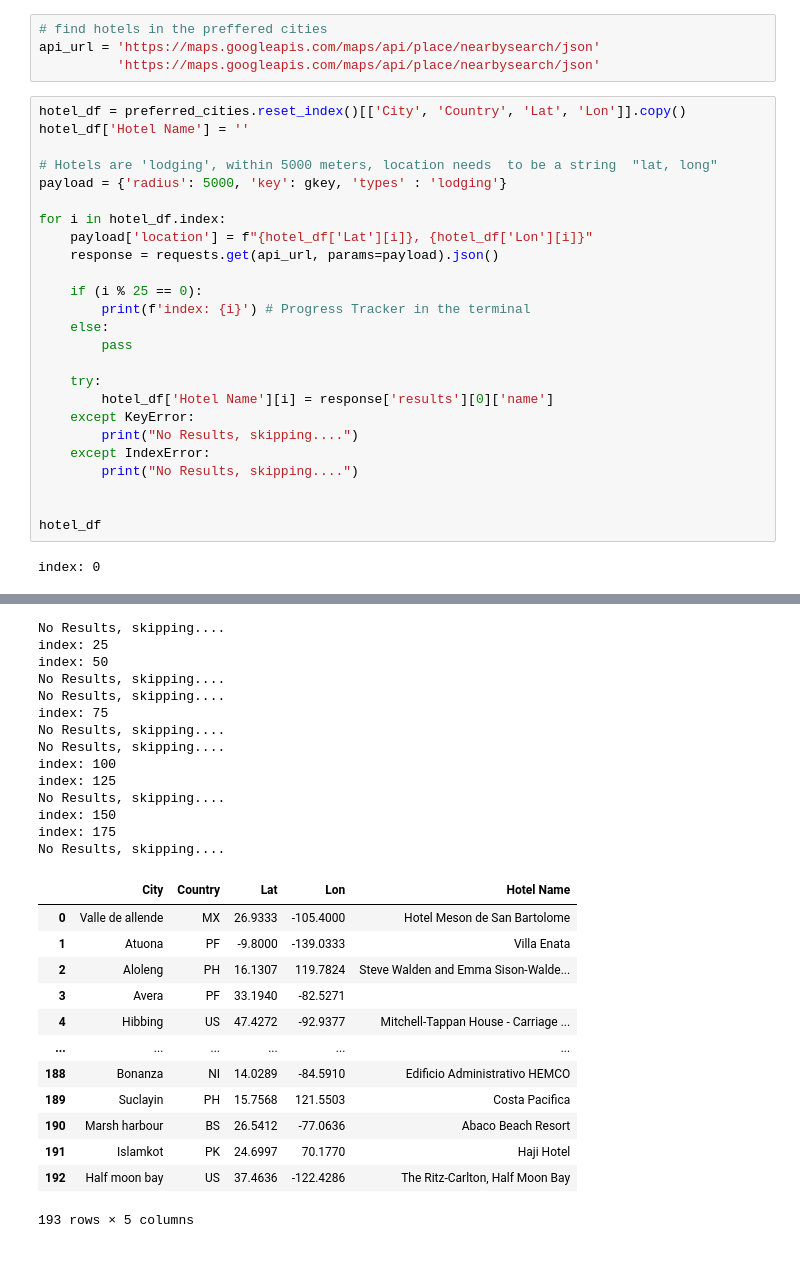
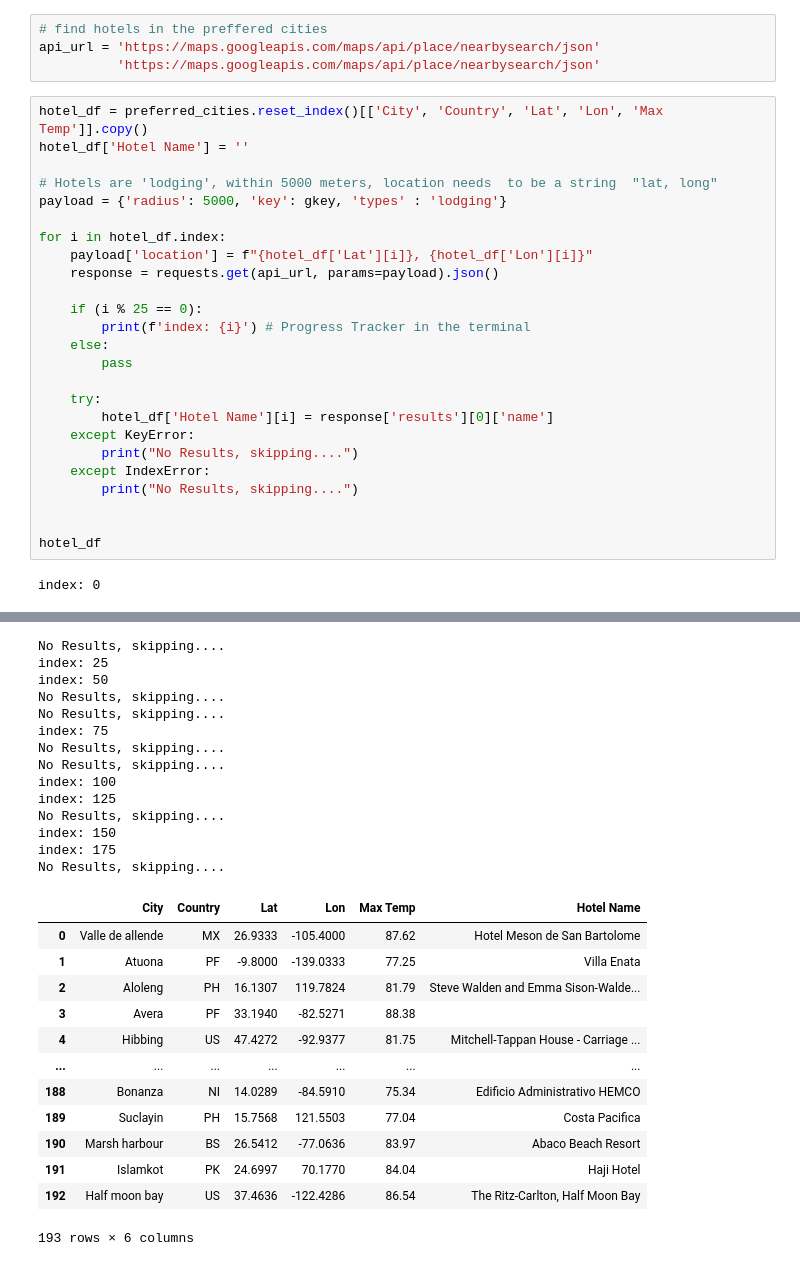
Before and after one commit to Bag0niku/World_Weather_Analysis, a Jupyter notebook: VacationPy.ipynb, the cells around one changed output, grey strips where cells are left out. Cells and saved outputs as stored; diff of their text form.

```diff
--- a/VacationPy.ipynb
+++ b/VacationPy.ipynb
@@ -143,7 +143,7 @@ filtered_fig
 api_url = 'https://maps.googleapis.com/maps/api/place/nearbysearch/json'
           'https://maps.googleapis.com/maps/api/place/nearbysearch/json'
 # %%
-hotel_df = preferred_cities.reset_index()[['City', 'Country', 'Lat', 'Lon']].copy()
+hotel_df = preferred_cities.reset_index()[['City', 'Country', 'Lat', 'Lon', 'Max Temp']].copy()
 hotel_df['Hotel Name'] = ''
 
 # Hotels are 'lodging', within 5000 meters, location needs  to be a string  "lat, long"
@@ -160,43 +160,43 @@ for i in hotel_df.index:
 
     try:
         hotel_df['Hotel Name'][i] = response['results'][0]['name']
     except KeyError:
         print("No Results, skipping....")
     except IndexError:
         print("No Results, skipping....")
 
 
 hotel_df
 # %% [output]
 index: 0
 A value is trying to be set on a copy of a slice from a DataFrame
 
 See the caveats in the documentation: https://pandas.pydata.org/pandas-docs/stable/user_guide/indexing.html#returning-a-view-versus-a-copy
   hotel_df['Hotel Name'][i] = response['results'][0]['name']
 No Results, skipping....
 index: 25
 index: 50
 No Results, skipping....
 No Results, skipping....
 index: 75
 No Results, skipping....
 No Results, skipping....
 index: 100
 index: 125
 No Results, skipping....
 index: 150
 index: 175
 No Results, skipping....
-|  | City | Country | Lat | Lon | Hotel Name |
-| 0 | Valle de allende | MX | 26.9333 | -105.4000 | Hotel Meson de San Bartolome |
-| 1 | Atuona | PF | -9.8000 | -139.0333 | Villa Enata |
-| 2 | Aloleng | PH | 16.1307 | 119.7824 | Steve Walden and Emma Sison-Walde... |
-| 3 | Avera | PF | 33.1940 | -82.5271 |  |
-| 4 | Hibbing | US | 47.4272 | -92.9377 | Mitchell-Tappan House - Carriage ... |
-| ... | ... | ... | ... | ... | ... |
-| 188 | Bonanza | NI | 14.0289 | -84.5910 | Edificio Administrativo HEMCO |
-| 189 | Suclayin | PH | 15.7568 | 121.5503 | Costa Pacifica |
-| 190 | Marsh harbour | BS | 26.5412 | -77.0636 | Abaco Beach Resort |
-| 191 | Islamkot | PK | 24.6997 | 70.1770 | Haji Hotel |
-| 192 | Half moon bay | US | 37.4636 | -122.4286 | The Ritz-Carlton, Half Moon Bay |
+|  | City | Country | Lat | Lon | Max Temp | Hotel Name |
+| 0 | Valle de allende | MX | 26.9333 | -105.4000 | 87.62 | Hotel Meson de San Bartolome |
+| 1 | Atuona | PF | -9.8000 | -139.0333 | 77.25 | Villa Enata |
+| 2 | Aloleng | PH | 16.1307 | 119.7824 | 81.79 | Steve Walden and Emma Sison-Walde... |
+| 3 | Avera | PF | 33.1940 | -82.5271 | 88.38 |  |
+| 4 | Hibbing | US | 47.4272 | -92.9377 | 81.75 | Mitchell-Tappan House - Carriage ... |
+| ... | ... | ... | ... | ... | ... | ... |
+| 188 | Bonanza | NI | 14.0289 | -84.5910 | 75.34 | Edificio Administrativo HEMCO |
+| 189 | Suclayin | PH | 15.7568 | 121.5503 | 77.04 | Costa Pacifica |
+| 190 | Marsh harbour | BS | 26.5412 | -77.0636 | 83.97 | Abaco Beach Resort |
+| 191 | Islamkot | PK | 24.6997 | 70.1770 | 84.04 | Haji Hotel |
+| 192 | Half moon bay | US | 37.4636 | -122.4286 | 86.54 | The Ritz-Carlton, Half Moon Bay |
-193 rows × 5 columns
+193 rows × 6 columns
```
Also changed, not shown: parts of 4 cells of this notebook.
